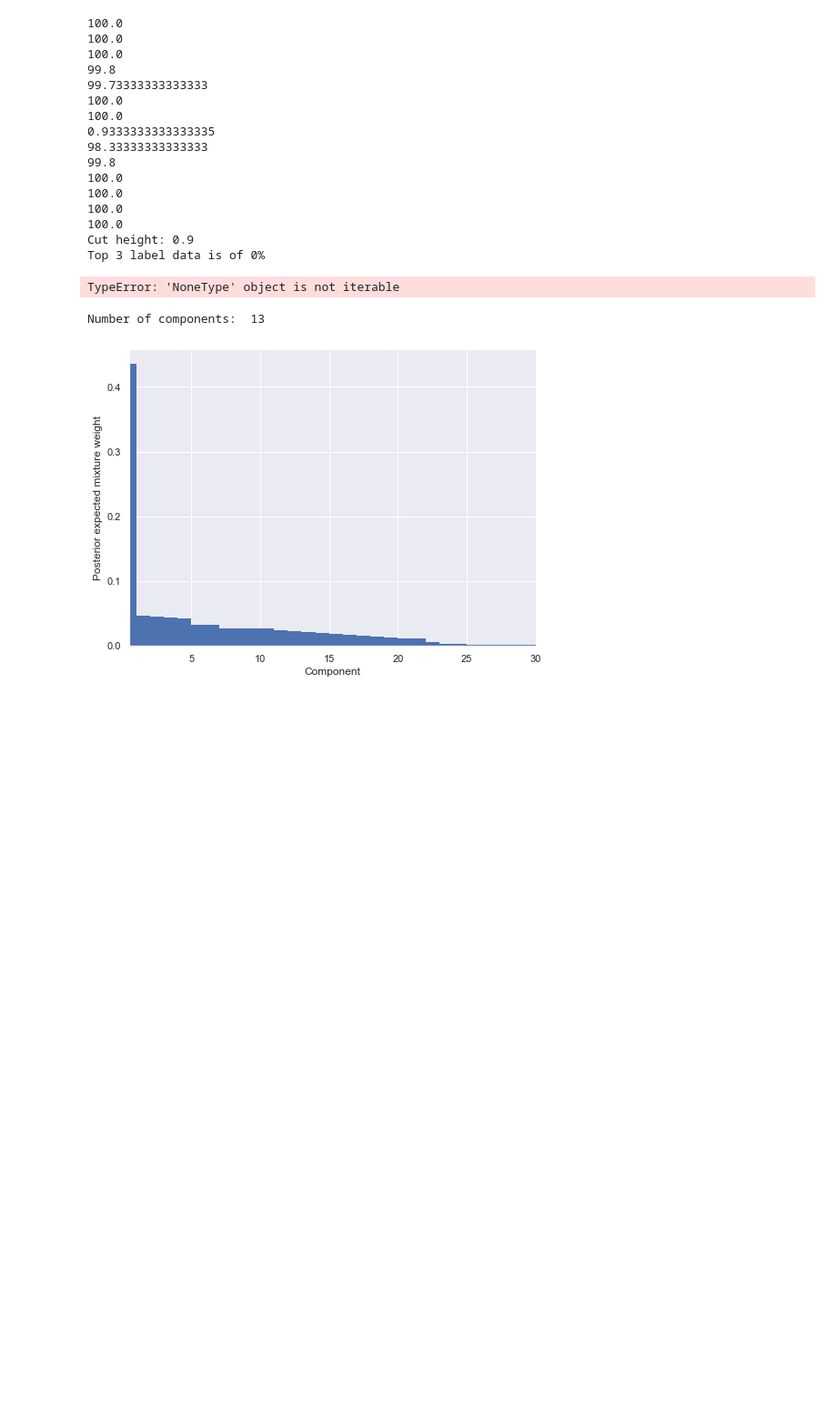
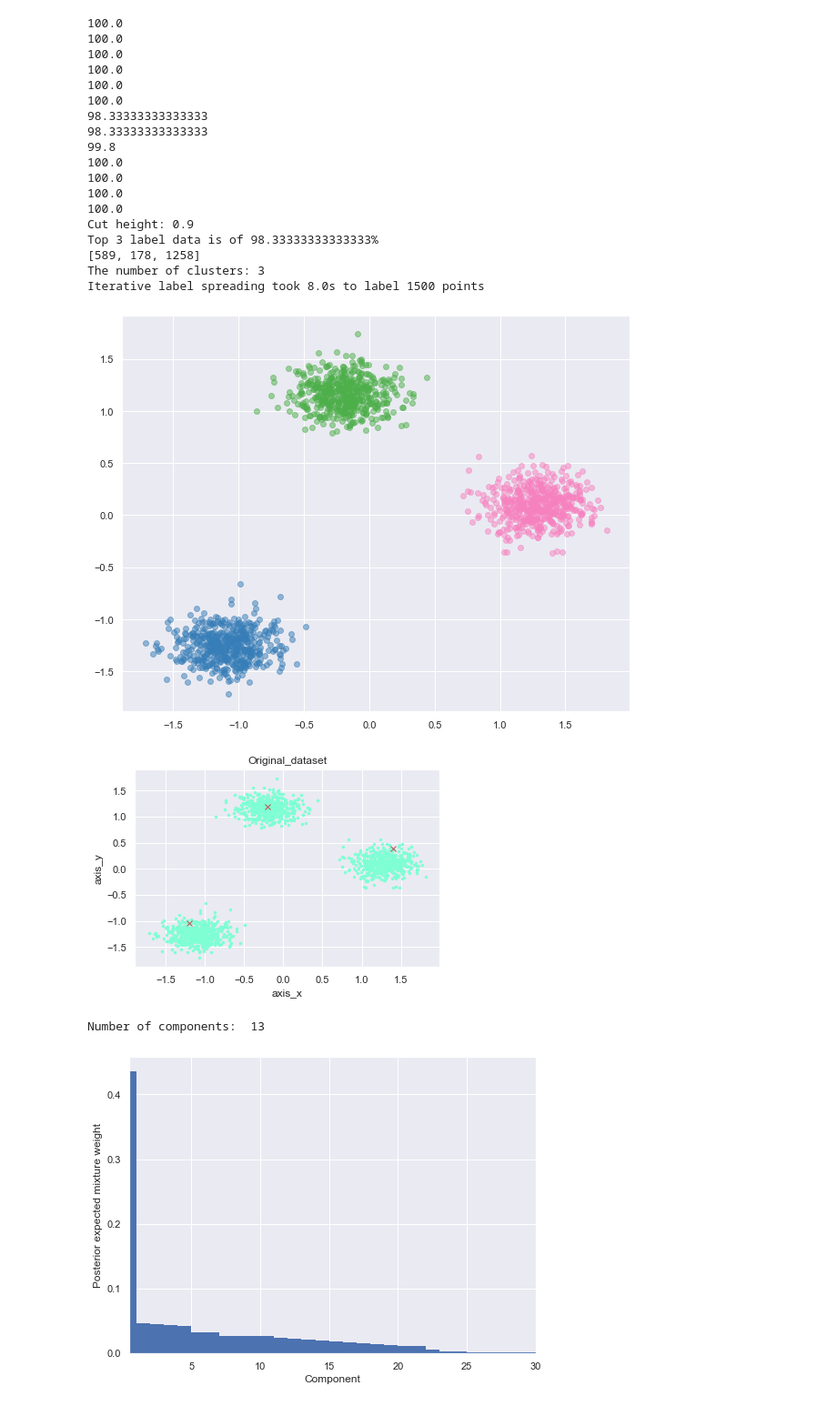
Before and after one commit to Thea-Hsu/EILS, a Jupyter notebook: dirchlet_AND_agglomerative_demo.ipynb, the cells around one changed output. Shown: that part at 91% size. Cells and saved outputs as stored; diff of their text form; code cells hidden in the pictures; blank space fills up the shorter version.

```diff
--- a/dirchlet_AND_agglomerative_demo.ipynb
+++ b/dirchlet_AND_agglomerative_demo.ipynb
@@ -126,23 +127,26 @@ Iterative label spreading took 8.3s to label 1500 points
 # %%
-test_hc(X[4], 3, X[4])
+test_hc(X[4], 3, X[4], high=99)
 # %% [output]
 100.0
 100.0
 100.0
-99.8
-99.73333333333333
 100.0
 100.0
-0.9333333333333335
+100.0
+98.33333333333333
 98.33333333333333
 99.8
 100.0
 100.0
 100.0
 100.0
 Cut height: 0.9
-Top 3 label data is of 0%
+Top 3 label data is of 98.33333333333333%
+[589, 178, 1258]
+The number of clusters: 3
+Iterative label spreading took 8.0s to label 1500 points
-TypeError: 'NoneType' object is not iterable
+[figure, added]
+[figure, added]
 # %%
 dm.plot_mixtures(30, nd_data, 0.8)
 # %% [output]
```
Also changed, not shown: parts of 5 cells of this notebook.
